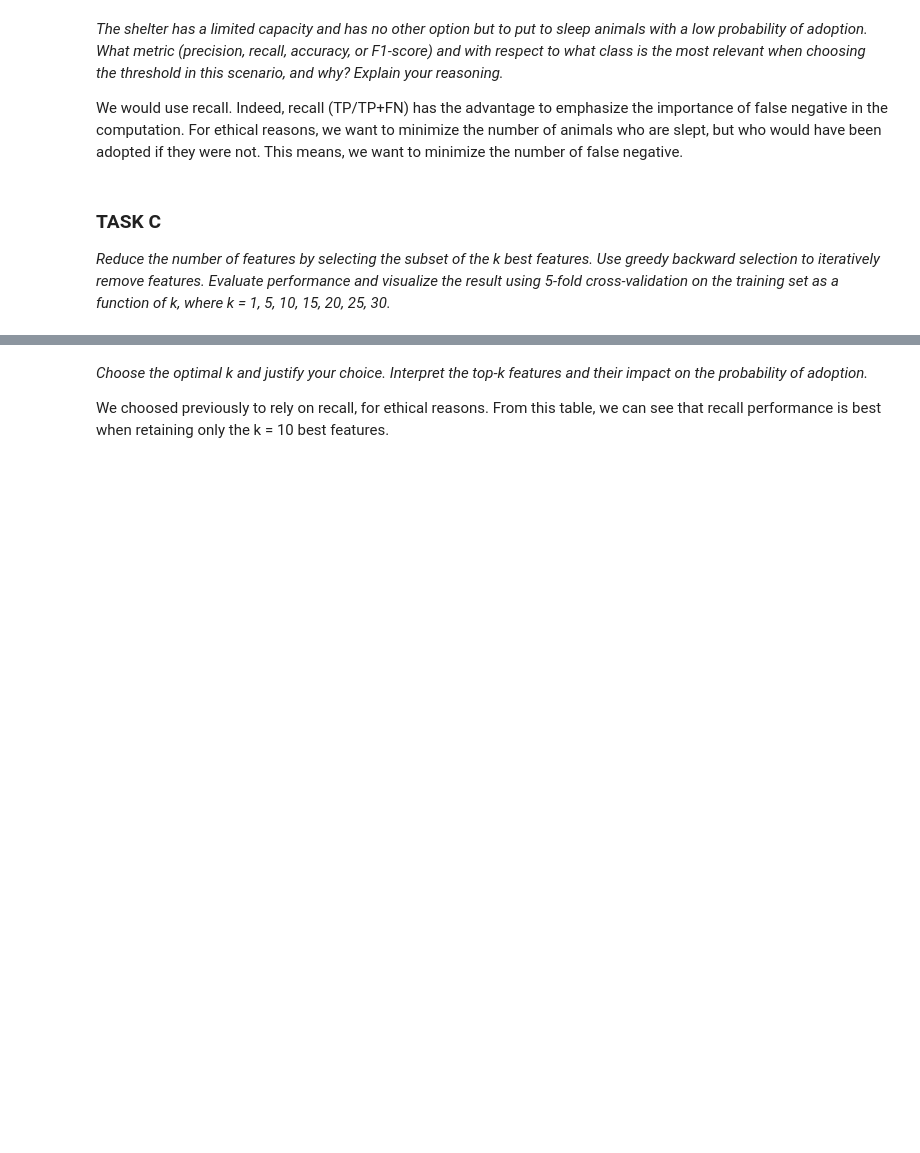
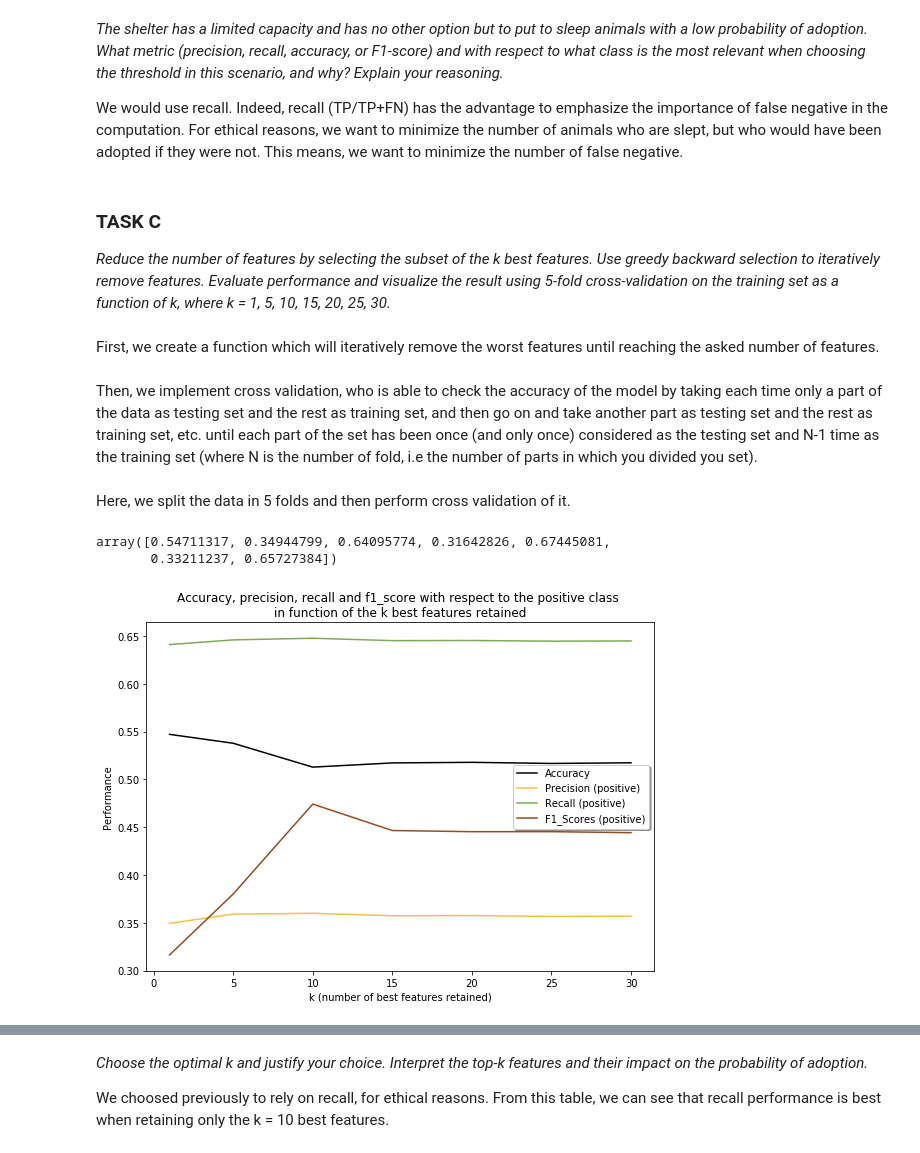
Before and after one commit to vbruttin/ada_homeworks, a Jupyter notebook: Homework4.ipynb, the cells around one changed output, grey strips where cells are left out. Saved outputs shown, nothing was run; the diff lists cells and outputs as text; code cells hidden in the pictures; blank space fills up the shorter version.

Commit message:
Part 2C adaptée

```diff
--- a/Homework4.ipynb
+++ b/Homework4.ipynb
@@ -441,6 +497,8 @@ We would use recall. Indeed, recall (TP/TP+FN) has the advantage to emphasize th
 # %% [markdown]
 ### TASK C
 _Reduce the number of features by selecting the subset of the k best features. Use greedy backward selection to iteratively remove features. Evaluate performance and visualize the result using 5-fold cross-validation on the training set as a function of k, where k = 1, 5, 10, 15, 20, 25, 30._
+# %% [markdown]
+First, we create a function which will iteratively remove the worst features until reaching the asked number of features.
 # %%
 def greedy_backward_selection(k, n, x, y):
     ''' Only keep the k most important coefs for logistic regression on x '''
@@ -455,6 +513,8 @@ def greedy_backward_selection(k, n, x, y):
         x_ = x_.drop(axis=1, labels=x_.columns[np.argmin(abs(logistic.coef_[0]))])
 
     return x_
+# %% [markdown]
+Then, we implement cross validation, who is able to check the accuracy of the model by taking each time only a part of the data as testing set and the rest as training set, and then go on and take another part as testing set and the rest as training set, etc. until each part of the set has been once (and only once) considered as the testing set and N-1 time as the training set (where N is the number of fold, i.e the number of parts in which you divided you set).
 # %%
 def form_k_indices(y, k_fold=5, seed=12):
     """ Build k indices for k-fold (5-fold by default) """
@@ -488,9 +548,11 @@ def cross_validation(x, y, k_indices, k, threshold=0.5):
     tp, tn, fp, fn = confusion_matrix(pred, y_te_)
 
     # Evaluate performance with recall indicator
-    accuracy, precision, recall, f1_score = get_stats(tp, tn, fp, fn)
+    a, b, c, d, e, f, g = get_stats(tp, tn, fp, fn)
 
-    return accuracy, precision, recall, f1_score
+    return a, b, c, d, e, f, g
+# %% [markdown]
+Here, we split the data in 5 folds and then perform cross validation of it.
 # %%
 k_s = [1, 5, 10, 15, 20, 25, 30]
 
@@ -503,15 +565,26 @@ N_features = len(logistic.coef_[0])
 for k_ in k_s:
     x_ = greedy_backward_selection(k_, N_features, x, y)
 
-    accuracy, precision, recall, f1_score = [], [], [], []
+    accuracies, precisions_pos, recalls_pos, f1_scores_pos = [], [], [], []
+    precisions_neg, recalls_neg, f1_scores_neg = [], [], []
+
     # Cross validation
     for k in range(k_fold):
-        accuracy_, precision_, recall_, f1_score_ = cross_validation(x_, y, k_indices, k)
-        accuracy.append(accuracy_)
-        precision.append(precision_)
-        recall.append(recall_)
-        f1_score.append(f1_score_)
+        a, b, c, d, e, f, g = cross_validation(x_, y, k_indices, k)
+        accuracies.append(a)
+        precisions_pos.append(b)
+        precisions_neg.append(c)
+        recalls_pos.append(d)
+        recalls_neg.append(e)
+        f1_scores_pos.append(f)
+        f1_scores_neg.append(g)
 
-    performance.append([np.mean(accuracy), np.mean(precision), np.mean(recall), np.mean(f1_score)])
+    performance.append([np.mean(accuracies), np.mean(precisions_pos), np.mean(precisions_neg),
+                        np.mean(recalls_pos), np.mean(recalls_neg), np.mean(f1_scores_pos),
+                        np.mean(f1_scores_neg)])
 # %%
 p = np.asarray(performance).T
+p[:,0]
+# %% [output]
+array([0.54711317, 0.34944799, 0.64095774, 0.31642826, 0.67445081,
+       0.33211237, 0.65727384])
@@ -520,23 +591,27 @@ p[:,0]
 # %%
 # Plot the accuracy, precision, recall and f1_score in function of the threshold
 y1_plot, y2_plot, y3_plot, y4_plot = p[0], p[1], p[2], p[3]
 x_plot = k_s
 
 fig, ax = plt.subplots(figsize=(8, 6))
 index = range(len(y1_plot))
 
 # Plot each parameter with color-blind friendly colors
-ax.plot(x_plot, y1_plot, label='Accuracy', color='#A11E22')
-ax.plot(x_plot, y2_plot, label='Precision', color='#E8A631')
-ax.plot(x_plot, y3_plot, label='Recall', color='#E8C898')
-ax.plot(x_plot, y4_plot, label='F1_Scores', color='#000000')
+ax.plot(x_plot, y1_plot, label='Accuracy', color='#000000')
+ax.plot(x_plot, y2_plot, label='Precision (positive)', color='#F6C143')
+ax.plot(x_plot, y3_plot, label='Recall (positive)', color='#7EAA55')
+ax.plot(x_plot, y4_plot, label='F1_Scores (positive)', color='#944C20')
 
 # Aesthetic adjustments
 ax.legend(shadow=True)
 ax.set_xlabel('k (number of best features retained)')
 ax.set_ylabel('Performance')
-ax.set_title('Accuracy, precision, recall and f1_score in function of the k best features retained')
+
+ax.set_title('Accuracy, precision, recall and f1_score with respect to the positive class \n' +
+             'in function of the k best features retained')
 fig.tight_layout()
 
 plt.savefig("Performance_k")
 plt.show()
+# %% [output]
+[figure, added]
```
Also changed, not shown: parts of 12 cells of this notebook.
